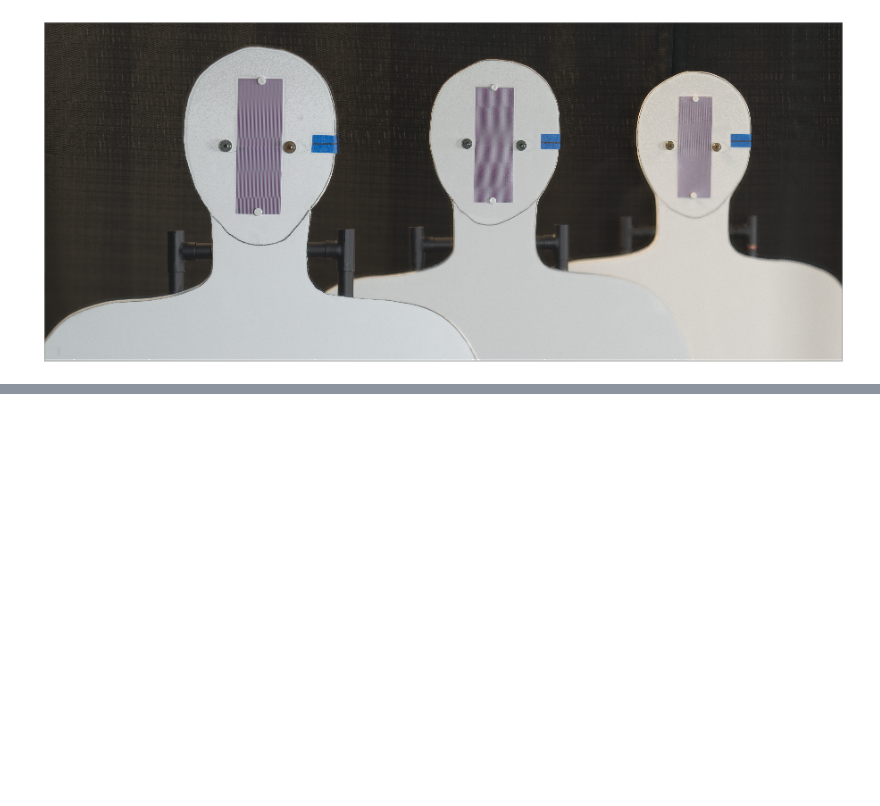
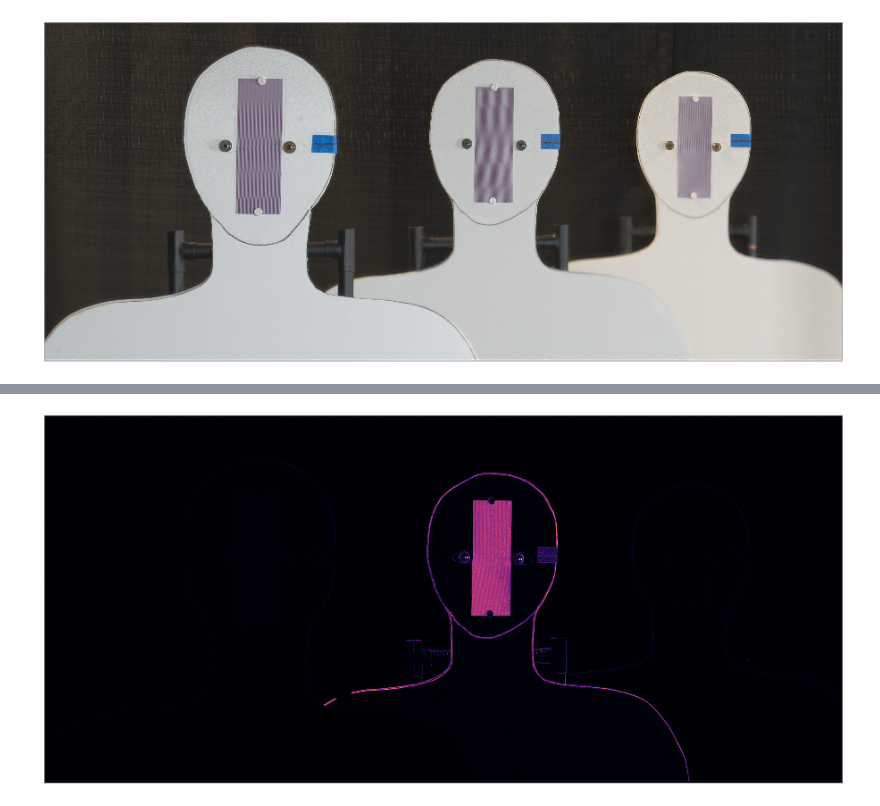
Before and after one commit to indranilsinharoy/phd-artifacts, a Jupyter notebook: chapters/chapter05_extending_imaging_volume/experiment/Angular_focus_stacking_experiment.ipynb, the cells around one changed output, grey strips where cells are left out. Drawn from its saved outputs; the diff is of its cells as text; code cells hidden in the pictures; blank space fills up the shorter version.

```diff
--- a/chapters/chapter05_extending_imaging_volume/experiment/Angular_focus_stacking_experiment.ipynb
+++ b/chapters/chapter05_extending_imaging_volume/experiment/Angular_focus_stacking_experiment.ipynb
@@ -684,0 +749,4 @@ gc.collect()
+# %%
+ig.imshow(image=fm_cimg, figsize=(16, 10), cmap='magma');
+# %% [output]
+[figure, added]
```
Also changed, not shown: parts of 20 cells of this notebook, 3 other files.
